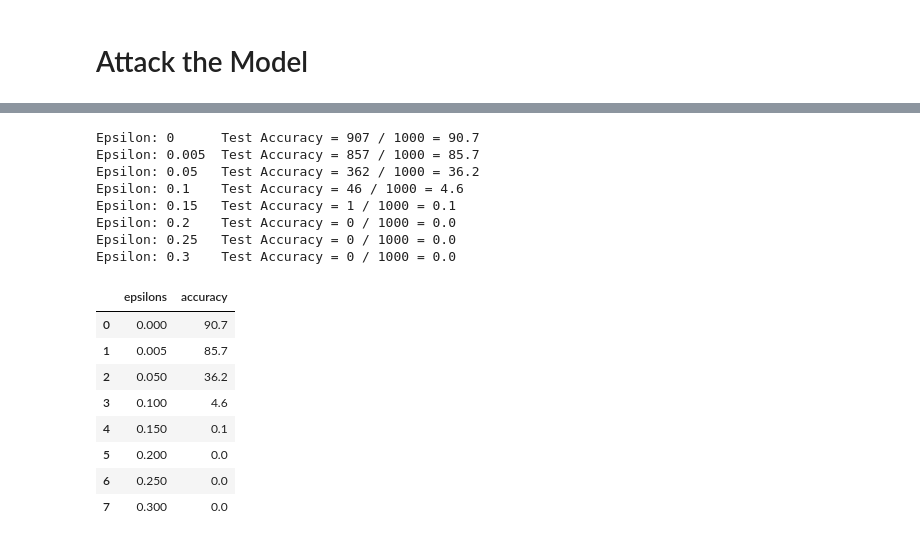
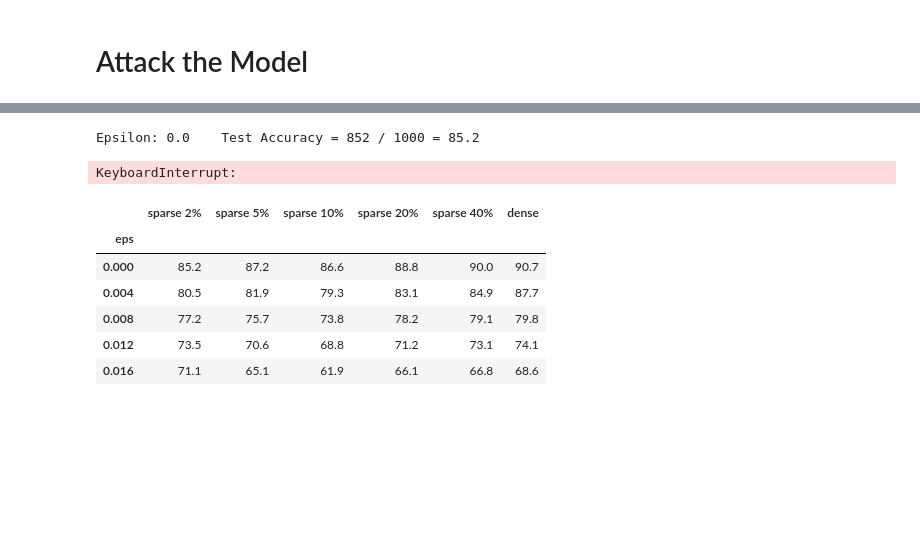
Before and after one commit to sirTomasson/BregmanLearning, a Jupyter notebook: notebooks/BIM-Attack.ipynb, the cells around one changed output, grey strips where cells are left out. Drawn from its saved outputs; the diff is of its cells as text; code cells hidden in the pictures; blank space fills up the shorter version.

```diff
--- a/notebooks/BIM-Attack.ipynb
+++ b/notebooks/BIM-Attack.ipynb
@@ -268,7 +358,0 @@ def test_bim(model, data, target, conf, epsilon, alpha):
-# %%
-x, y = get_batch(test_loader)
-model.train()
-output = model(x)
-loss = F.cross_entropy(output, y)
-model.zero_grad()
-loss.backward()
@@ -275,38 +395,44 @@ loss.backward()
 # %%
+base_path = '../checkpoints'
+
+models = [('sparse 2%', 'mnist_conv_sparse_linbreg_ggmodel_lambda_4.pth'),
+          ('sparse 5%', 'mnist_conv_sparse_linbreg_ggmodel_lambda_5_5pc.pth'),
+          ('sparse 10%', 'mnist_conv_sparse_linbreg_ggmodel_lambda_5_10pc.pth'),
+          ('sparse 20%', 'mnist_conv_sparse_linbreg_ggmodel_lambda_5_20pc.pth'),
+          ('sparse 40%', 'mnist_conv_sparse_linbreg_ggmodel_lambda_5_50pc.pth'),
+          ('dense', 'mnist_conv_dense.pth' )]
 alpha = .1
 iters = 10
-epsilons = [0, .005, .05, .1, .15, .2, .25, .3]
-accuracies = []
+epsilons = np.arange(0, 0.104, 0.004)
+
+
+accuracies = { 'sparse 2%': [], 'sparse 5%': [], 'sparse 10%': [], 'sparse 20%': [], 'sparse 40%':[], 'dense': []}
+
 examples = []
 
 data, target = get_batch(test_loader)
 
-for eps in epsilons:
-
-    adv_examples = bim_attack(model, data, target, eps, alpha, iters)
-    acc, ex = test_bim(model, adv_examples, target, conf, eps, alpha)
-    accuracies.append(acc)
-    examples.append(ex)
+for (name, path) in models:
+    model = load_model(conf, f'{base_path}/{path}')
+    for eps in epsilons:
+        adv_examples = bim_attack(model, data, target, eps, alpha, iters)
+        acc, ex = test_bim(model, adv_examples, target, conf, eps, alpha)
+        accuracies[name].append(acc)
+        examples = ex
 # %% [output]
-Epsilon: 0      Test Accuracy = 907 / 1000 = 90.7
-Epsilon: 0.005  Test Accuracy = 857 / 1000 = 85.7
-Epsilon: 0.05   Test Accuracy = 362 / 1000 = 36.2
-Epsilon: 0.1    Test Accuracy = 46 / 1000 = 4.6
-Epsilon: 0.15   Test Accuracy = 1 / 1000 = 0.1
-Epsilon: 0.2    Test Accuracy = 0 / 1000 = 0.0
-Epsilon: 0.25   Test Accuracy = 0 / 1000 = 0.0
-Epsilon: 0.3    Test Accuracy = 0 / 1000 = 0.0
+Epsilon: 0.0    Test Accuracy = 852 / 1000 = 85.2
+KeyboardInterrupt:
 # %%
-data_dict = { 'epsilons': epsilons, 'accuracy': accuracies }
+data_dict = accuracies
+data_dict['eps'] = epsilons.tolist()
 df = pd.DataFrame(data_dict)
-df
+df.set_index('eps', inplace=True)
+df.head(5)
 # %% [output]
-|  | epsilons | accuracy |
-| 0 | 0.000 | 90.7 |
-| 1 | 0.005 | 85.7 |
-| 2 | 0.050 | 36.2 |
-| 3 | 0.100 | 4.6 |
-| 4 | 0.150 | 0.1 |
-| 5 | 0.200 | 0.0 |
-| 6 | 0.250 | 0.0 |
-| 7 | 0.300 | 0.0 |
+|  | sparse 2% | sparse 5% | sparse 10% | sparse 20% | sparse 40% | dense |
+| eps |  |  |  |  |  |  |
+| 0.000 | 85.2 | 87.2 | 86.6 | 88.8 | 90.0 | 90.7 |
+| 0.004 | 80.5 | 81.9 | 79.3 | 83.1 | 84.9 | 87.7 |
+| 0.008 | 77.2 | 75.7 | 73.8 | 78.2 | 79.1 | 79.8 |
+| 0.012 | 73.5 | 70.6 | 68.8 | 71.2 | 73.1 | 74.1 |
+| 0.016 | 71.1 | 65.1 | 61.9 | 66.1 | 66.8 | 68.6 |
```
Also changed, not shown: parts of 18 cells of this notebook, 24 other files.
